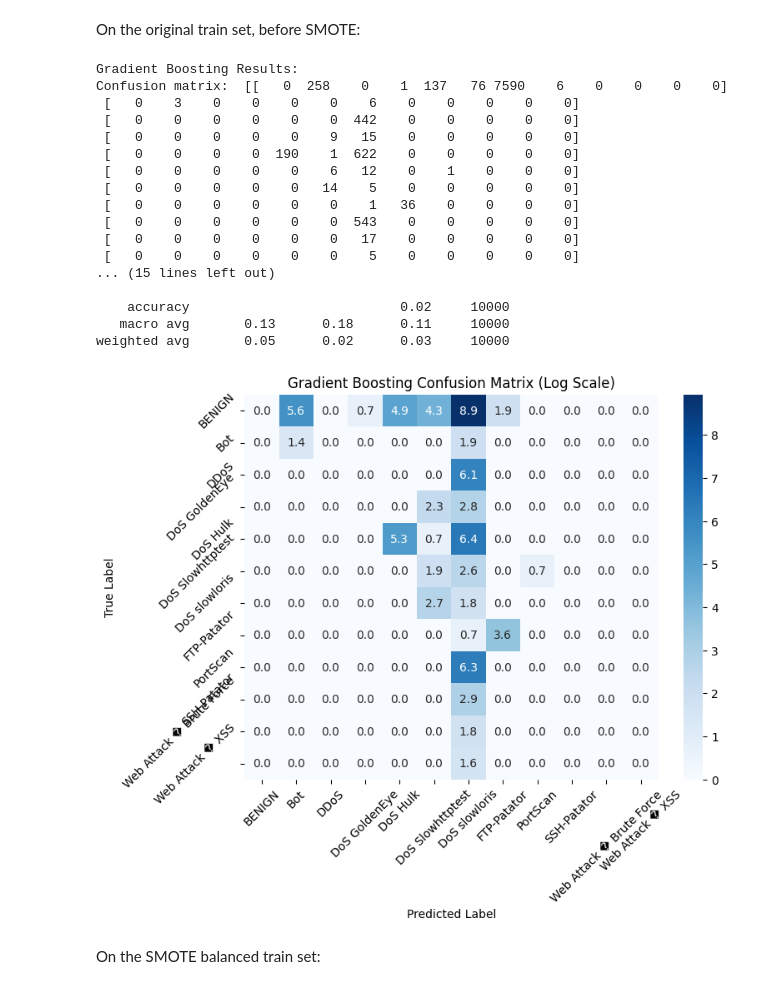
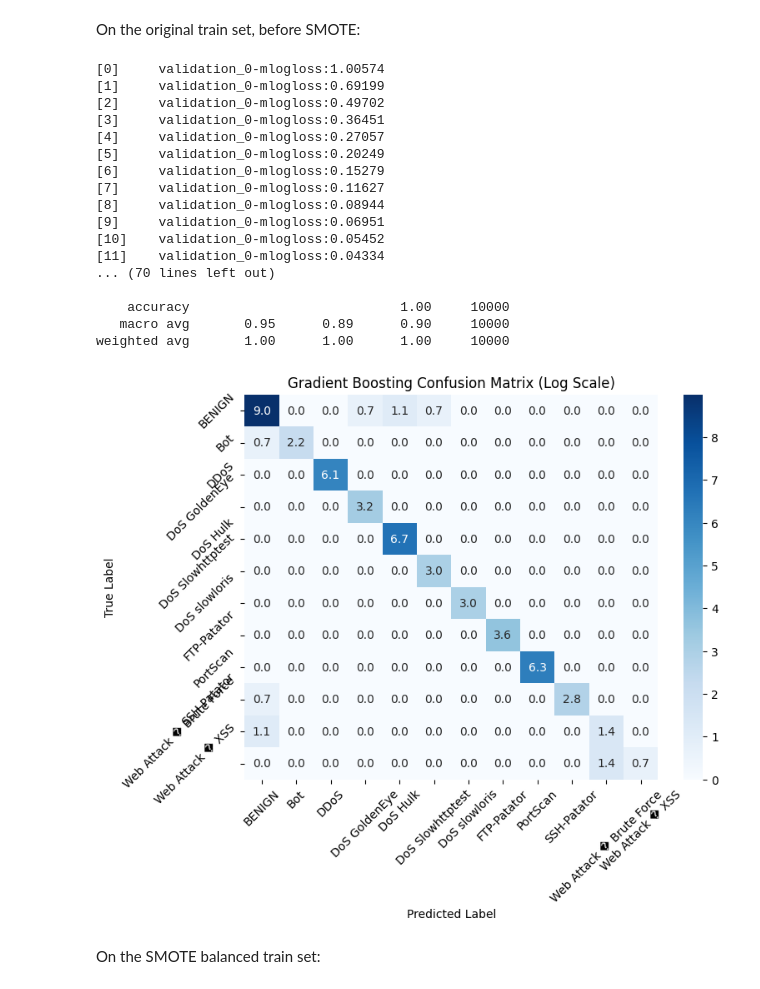
Before and after one commit to Arthur-Boutelier/machineLearningCybersecurity, a Jupyter notebook: machine_learning_project.ipynb, the cells around one changed output. Cells and saved outputs as stored; diff of their text form; code cells hidden in the pictures.

```diff
--- a/machine_learning_project.ipynb
+++ b/machine_learning_project.ipynb
@@ -542,6 +554,7 @@ On the SMOTE balanced train set:
 # %%
 knn_smote = KNeighborsClassifier(n_neighbors=5, weights='distance')
 knn_smote.fit(X_train_smote, y_train_smote)
+models.append({"model" : knn_smote, "smote": True})
 y_pred = knn_smote.predict(X_test)
 conf_matrix = confusion_matrix(y_test, y_pred)
 print("Confusion matrix: ", conf_matrix)
@@ -626,19 +594,0 @@ On the SMOTE balanced train set:
-# %%
-svm_smote = SVC(kernel='rbf', C=1.0, gamma='scale')
-svm_smote.fit(X_train_smote, y_train_smote)
-y_pred = svm_smote.predict(X_test)
-conf_matrix = confusion_matrix(y_test, y_pred)
-print("Confusion matrix: ", conf_matrix)
-print(classification_report(y_test, y_pred))
-
-
-plt.figure(figsize=(8, 6))
-# Use log scale for better visualization when one class is very frequent
-conf_matrix_log = np.log1p(conf_matrix)  # log(1 + x) to handle zeros
-sns.heatmap(conf_matrix_log, annot=True, fmt='.1f', cmap='Blues')
-plt.title("Confusion Matrix (Log Scale)")
-plt.xlabel("Predicted Label")
-plt.xticks(ticks=np.arange(len(class_names))+0.5, labels=class_names, rotation=45)
-plt.ylabel("True Label")
-plt.yticks(ticks=np.arange(len(class_names))+0.5, labels=class_names, rotation=45)
-plt.show()
@@ -700,6 +599,7 @@ On the original train set, before SMOTE:
 # %%
 random_forest = RandomForestClassifier(n_estimators=100, random_state=42, class_weight='balanced')
 random_forest.fit(X_train, y_train)
+models.append({"model" : random_forest, "smote": False})
 y_pred_rf = random_forest.predict(X_test)
 
 conf_matrix = confusion_matrix(y_test, y_pred_rf)
@@ -740,6 +640,7 @@ On the SMOTE balanced train set:
 # %%
 random_forest_smote = RandomForestClassifier(n_estimators=100, random_state=42, class_weight='balanced')
 random_forest_smote.fit(X_train_smote, y_train_smote)
+models.append({"model" : random_forest_smote, "smote": True})
 y_pred_rf = random_forest_smote.predict(X_test)
 
 conf_matrix = confusion_matrix(y_test, y_pred_rf)
@@ -780,43 +681,43 @@ weighted avg       1.00      1.00      1.00     10000
 # %% [markdown]
 On the original train set, before SMOTE:
 # %%
-gradient_boosting = GradientBoostingClassifier(n_estimators=100, random_state=42)
-gradient_boosting.fit(X_train, y_train)
+gradient_boosting = xgb.XGBClassifier(tree_method="hist", early_stopping_rounds=2)
+gradient_boosting.fit(X_train, y_train, eval_set=[(X_test, y_test)])
+models.append({"model" : gradient_boosting, "smote": False})
 y_pred_gb = gradient_boosting.predict(X_test)
-
 conf_matrix = confusion_matrix(y_test, y_pred_gb)
 print("Gradient Boosting Results:")
 print("Confusion matrix: ", conf_matrix)
 print(classification_report(y_test, y_pred_gb))
 
 plt.figure(figsize=(8, 6))
 conf_matrix_log = np.log1p(conf_matrix)
 sns.heatmap(conf_matrix_log, annot=True, fmt='.1f', cmap='Blues')
 plt.title("Gradient Boosting Confusion Matrix (Log Scale)")
 plt.xlabel("Predicted Label")
 plt.xticks(ticks=np.arange(len(class_names))+0.5, labels=class_names, rotation=45)
 plt.ylabel("True Label")
 plt.yticks(ticks=np.arange(len(class_names))+0.5, labels=class_names, rotation=45)
 plt.show()
 # %% [output]
-Gradient Boosting Results:
-Confusion matrix:  [[   0  258    0    1  137   76 7590    6    0    0    0    0]
- [   0    3    0    0    0    0    6    0    0    0    0    0]
- [   0    0    0    0    0    0  442    0    0    0    0    0]
- [   0    0    0    0    0    9   15    0    0    0    0    0]
- [   0    0    0    0  190    1  622    0    0    0    0    0]
- [   0    0    0    0    0    6   12    0    1    0    0    0]
- [   0    0    0    0    0   14    5    0    0    0    0    0]
- [   0    0    0    0    0    0    1   36    0    0    0    0]
- [   0    0    0    0    0    0  543    0    0    0    0    0]
- [   0    0    0    0    0    0   17    0    0    0    0    0]
- [   0    0    0    0    0    0    5    0    0    0    0    0]
-... (15 lines left out)
+[0]     validation_0-mlogloss:1.00574
+[1]     validation_0-mlogloss:0.69199
+[2]     validation_0-mlogloss:0.49702
+[3]     validation_0-mlogloss:0.36451
+[4]     validation_0-mlogloss:0.27057
+[5]     validation_0-mlogloss:0.20249
+[6]     validation_0-mlogloss:0.15279
+[7]     validation_0-mlogloss:0.11627
+[8]     validation_0-mlogloss:0.08944
+[9]     validation_0-mlogloss:0.06951
+[10]    validation_0-mlogloss:0.05452
+[11]    validation_0-mlogloss:0.04334
+... (70 lines left out)
 
-    accuracy                           0.02     10000
-   macro avg       0.13      0.18      0.11     10000
-weighted avg       0.05      0.02      0.03     10000
+    accuracy                           1.00     10000
+   macro avg       0.95      0.89      0.90     10000
+weighted avg       1.00      1.00      1.00     10000
-[figure, old version]
+[figure, new version]
 # %% [markdown]
 On the SMOTE balanced train set:
 # %%
```
Also changed, not shown: parts of 34 cells of this notebook, 1 other file.
